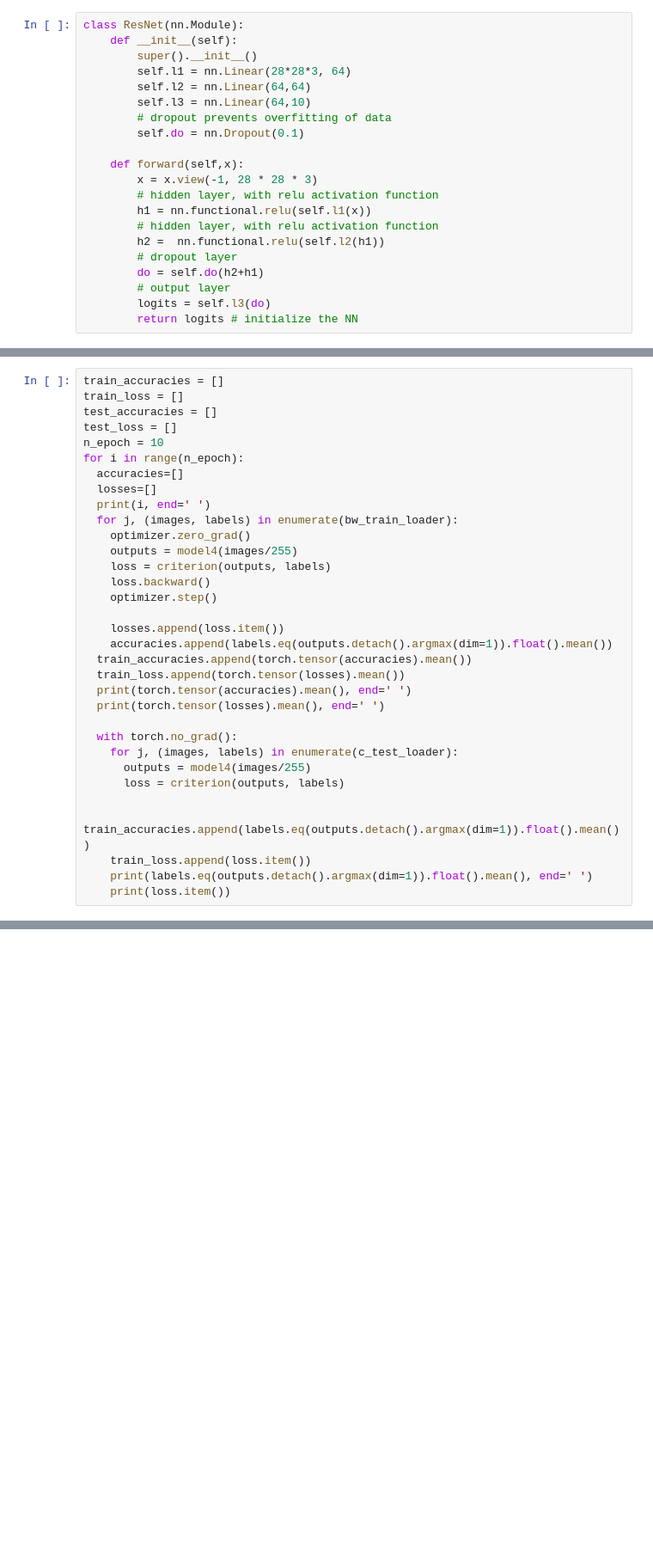
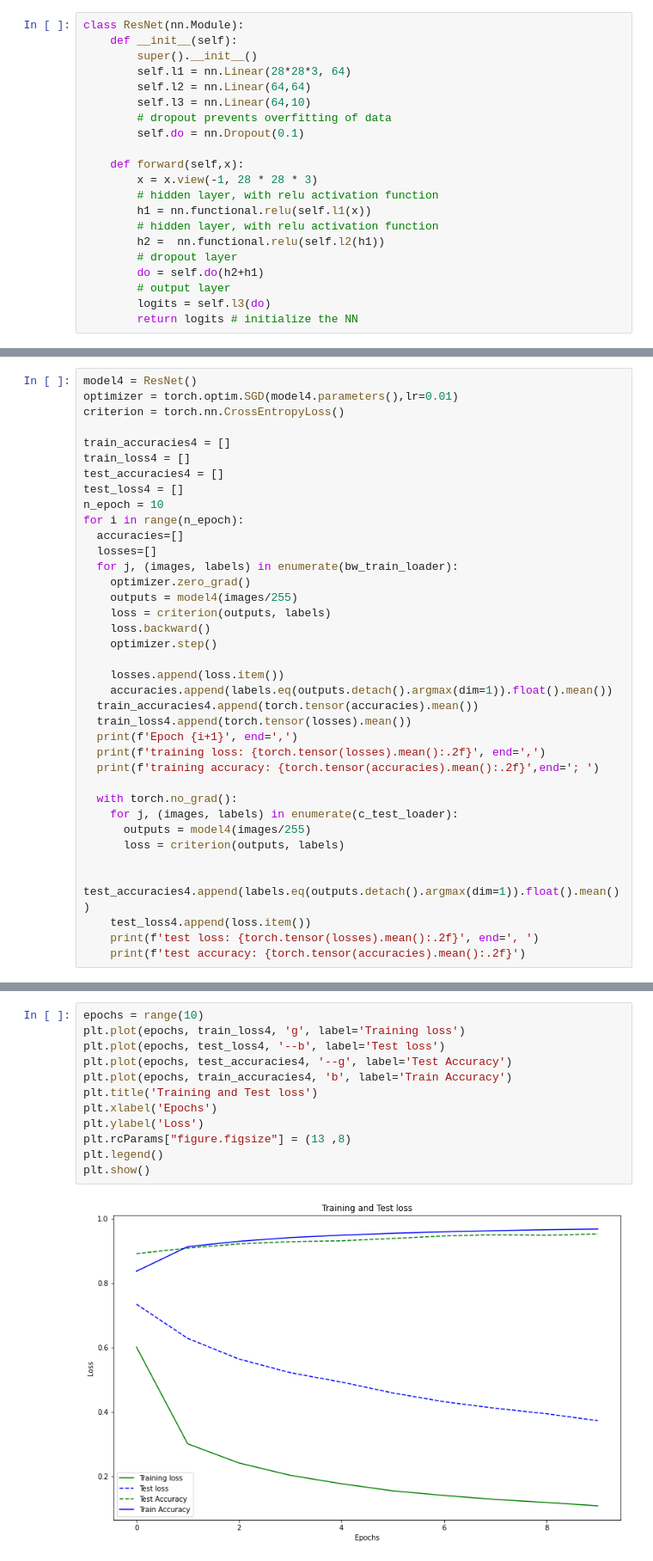
Before and after one commit to onurburakozdemir/FIZ437E, a Jupyter notebook: HW3_Part2.ipynb, the cells around one changed output, grey strips where cells are left out. Shown at 86% size. Cells and saved outputs as stored; diff of their text form; blank space fills up the shorter version.

```diff
--- a/HW3_Part2.ipynb
+++ b/HW3_Part2.ipynb
@@ -286,13 +311,16 @@ criterion = torch.nn.CrossEntropyLoss()
 # %%
-train_accuracies = []
-train_loss = []
-test_accuracies = []
-test_loss = []
+model4 = ResNet()
+optimizer = torch.optim.SGD(model4.parameters(),lr=0.01)
+criterion = torch.nn.CrossEntropyLoss()
+
+train_accuracies4 = []
+train_loss4 = []
+test_accuracies4 = []
+test_loss4 = []
 n_epoch = 10
 for i in range(n_epoch):
   accuracies=[]
   losses=[]
-  print(i, end=' ')
   for j, (images, labels) in enumerate(bw_train_loader):
     optimizer.zero_grad()
     outputs = model4(images/255)
@@ -302,18 +330,19 @@ for i in range(n_epoch):
 
     losses.append(loss.item())
     accuracies.append(labels.eq(outputs.detach().argmax(dim=1)).float().mean())
-  train_accuracies.append(torch.tensor(accuracies).mean())
-  train_loss.append(torch.tensor(losses).mean())
-  print(torch.tensor(accuracies).mean(), end=' ')
-  print(torch.tensor(losses).mean(), end=' ')
+  train_accuracies4.append(torch.tensor(accuracies).mean())
+  train_loss4.append(torch.tensor(losses).mean())
+  print(f'Epoch {i+1}', end=',')
+  print(f'training loss: {torch.tensor(losses).mean():.2f}', end=',')
+  print(f'training accuracy: {torch.tensor(accuracies).mean():.2f}',end='; ')
 
   with torch.no_grad():
     for j, (images, labels) in enumerate(c_test_loader):
       outputs = model4(images/255)
       loss = criterion(outputs, labels)
 
-    train_accuracies.append(labels.eq(outputs.detach().argmax(dim=1)).float().mean())
-    train_loss.append(loss.item())
-    print(labels.eq(outputs.detach().argmax(dim=1)).float().mean(), end=' ')
-    print(loss.item())
+    test_accuracies4.append(labels.eq(outputs.detach().argmax(dim=1)).float().mean())
+    test_loss4.append(loss.item())
+    print(f'test loss: {torch.tensor(losses).mean():.2f}', end=', ')
+    print(f'test accuracy: {torch.tensor(accuracies).mean():.2f}')
 # %% [output]
@@ -329,0 +359,14 @@ for i in range(n_epoch):
+# %%
+epochs = range(10)
+plt.plot(epochs, train_loss4, 'g', label='Training loss')
+plt.plot(epochs, test_loss4, '--b', label='Test loss')
+plt.plot(epochs, test_accuracies4, '--g', label='Test Accuracy')
+plt.plot(epochs, train_accuracies4, 'b', label='Train Accuracy')
+plt.title('Training and Test loss')
+plt.xlabel('Epochs')
+plt.ylabel('Loss')
+plt.rcParams["figure.figsize"] = (13 ,8)
+plt.legend()
+plt.show()
+# %% [output]
+[figure, added]
```
Also changed, not shown: parts of 17 cells of this notebook.
